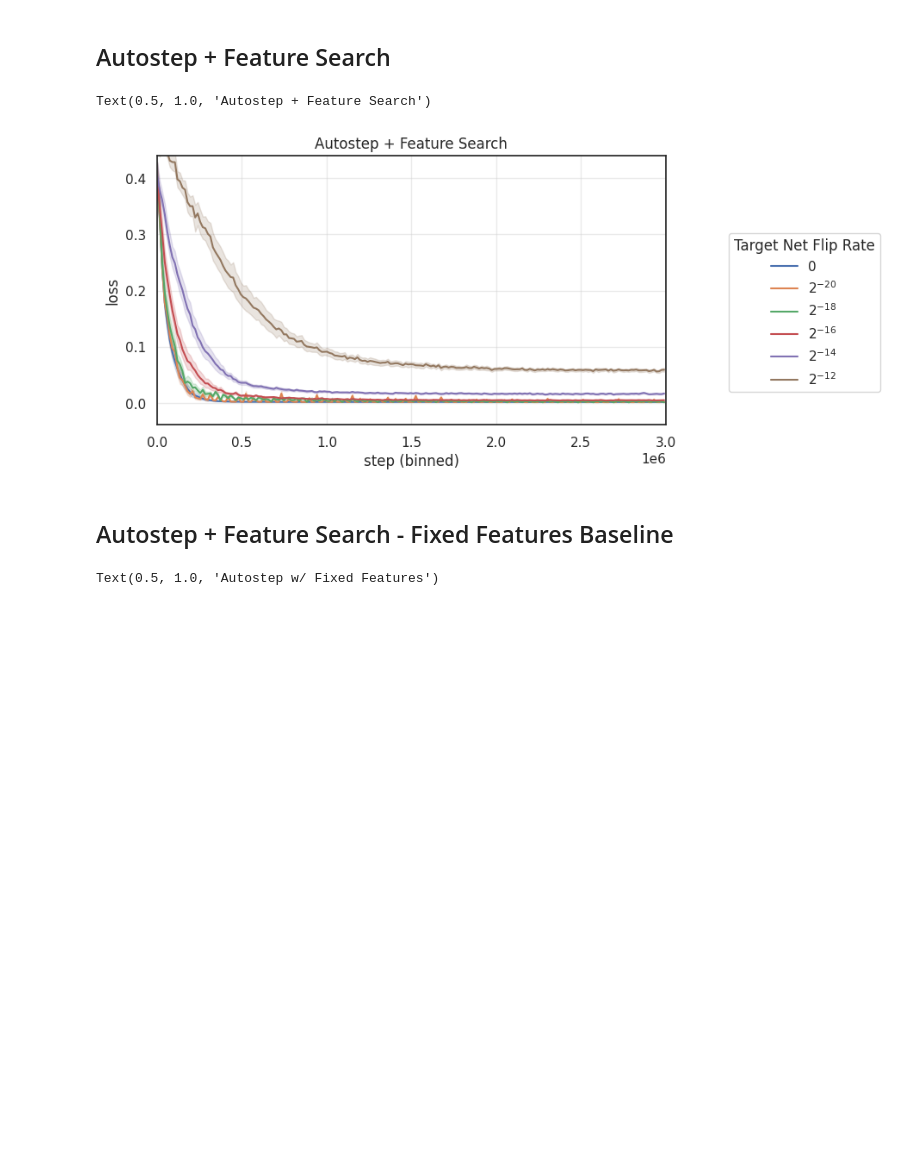
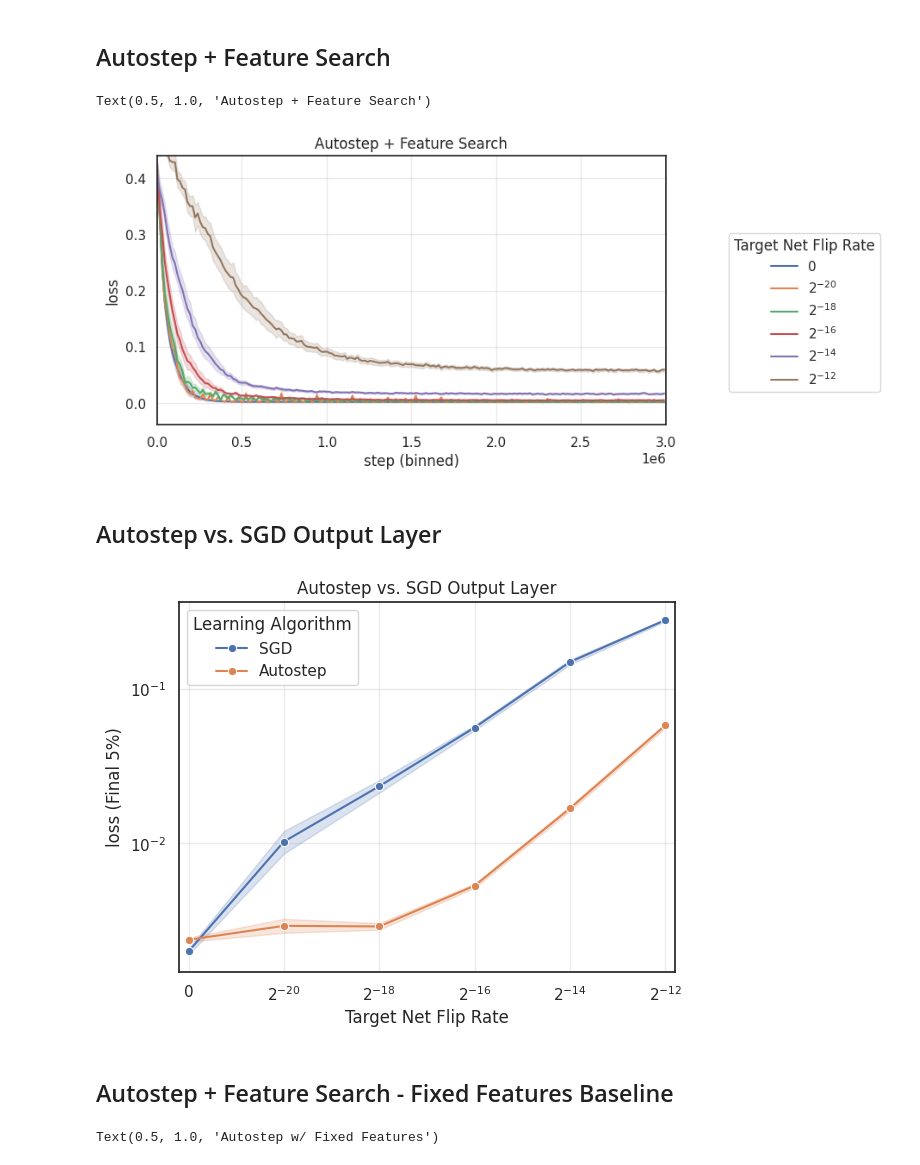
Before and after one commit to ejmejm/phd_research, a Jupyter notebook: phd/feature_search/analysis/paper_part_1_v1/part_1_results.ipynb, the cells around one changed output. Saved outputs shown, nothing was run; the diff lists cells and outputs as text; code cells hidden in the pictures; blank space fills up the shorter version.

```diff
--- a/phd/feature_search/analysis/paper_part_1_v1/part_1_results.ipynb
+++ b/phd/feature_search/analysis/paper_part_1_v1/part_1_results.ipynb
@@ -78,6 +80,76 @@ plt.title('Autostep + Feature Search')
 # %% [output]
 Text(0.5, 1.0, 'Autostep + Feature Search')
 [figure]
+# %% [markdown]
+## Autostep vs. SGD Output Layer
+# %%
+selected_run_df, selected_config_df = select_experiment_runs(
+    run_df = run_dfs['vary_ns_and_model_size'],
+    config_df = config_dfs['vary_ns_and_model_size'],
+    chosen_values = {'model|hidden_dim': 5120},
+)
+
+selected_config_df = pd.concat([selected_config_df, config_dfs['sgd_output_layer_vary_ns']])
+selected_run_df = pd.concat([selected_run_df, run_dfs['sgd_output_layer_vary_ns']])
+
+selected_config_df['learning_algo'] = selected_config_df['sweep_name'].replace(
+    {'vary_ns_and_model_size': 'Autostep', 'sgd_output_layer_vary_ns': 'SGD'})
+# %%
+plot_param_sensitivity(
+    run_df = selected_run_df,
+    config_df = selected_config_df,
+    x_col = 'task|flip_rate',
+    title = 'Autostep vs. SGD Output Layer',
+    x_label = 'Target Net Flip Rate',
+    y_label = 'loss',
+    metric_col = 'loss',
+    metric_type = 'final_avg', # {'cumulative', 'final_avg', 'last'}
+    step_col = 'step',
+    hue_col = 'learning_algo',
+    legend_title = 'Learning Algorithm',
+    show_ci = True,
+    baseline_col = None,
+    pow_2_x_axis = True,
+    pow_2_legend = False,
+)
+plt.yscale('log')
+plt.show()
+
+plot_learning_curves(
+    run_df = selected_run_df,
+    config_df = selected_config_df,
+    n_bins = 200,
+    figsize = (12, 8),
+    max_cols = 2,
+    same_y_axis = True,
+    subplot_col = 'task|flip_rate',
+    subplot_col_label = 'Target Net Flip Rate',
+    hue_col = 'learning_algo',
+    pow_2_legend = False,
+    legend_title = 'Learning Algorithm',
+    show_ci = True,
+)
+plt.suptitle('Autostep vs. SGD Output Layer')
+plt.show()
+
+# Convert subplot titles to use powers of 2
+for ax in plt.gcf().axes:
+    title = ax.get_title()
+    if ' = ' in title:
+        prefix, number = title.split(' = ')
+        try:
+            num = float(number)
+            if num != 0:
+                power = int(np.log2(num))
+                new_title = f"{prefix} = $2^{{{power}}}$"
+                ax.set_title(new_title)
+        except ValueError:
+            pass # Skip if number conversion fails
+
+plt.suptitle('Effects of Scaling')
+plt.show()
+# %% [output]
+[figure, added]
 # %% [markdown]
 ## Autostep + Feature Search - Fixed Features Baseline
 # %%
```
Also changed, not shown: parts of 1 cell of this notebook, 3 other files.
